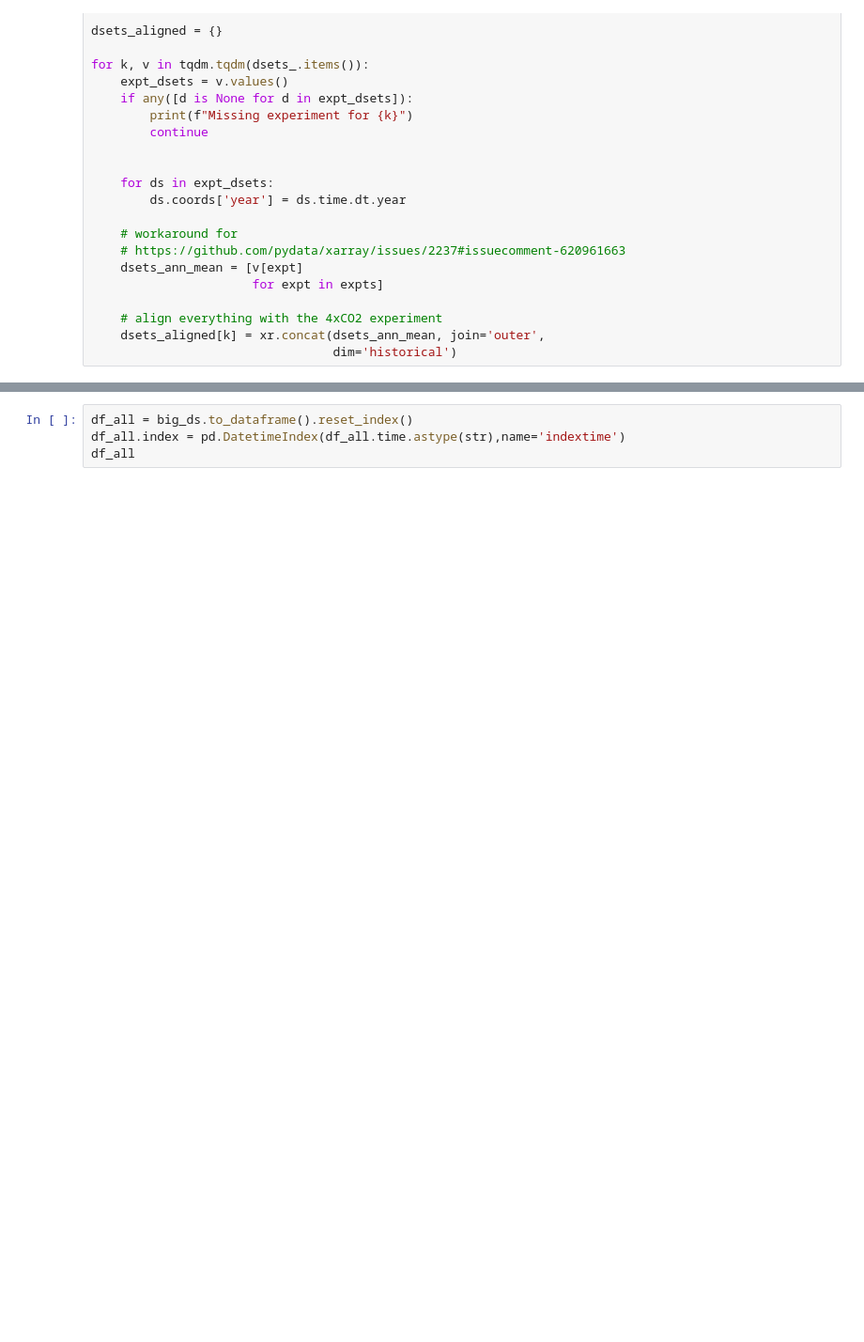
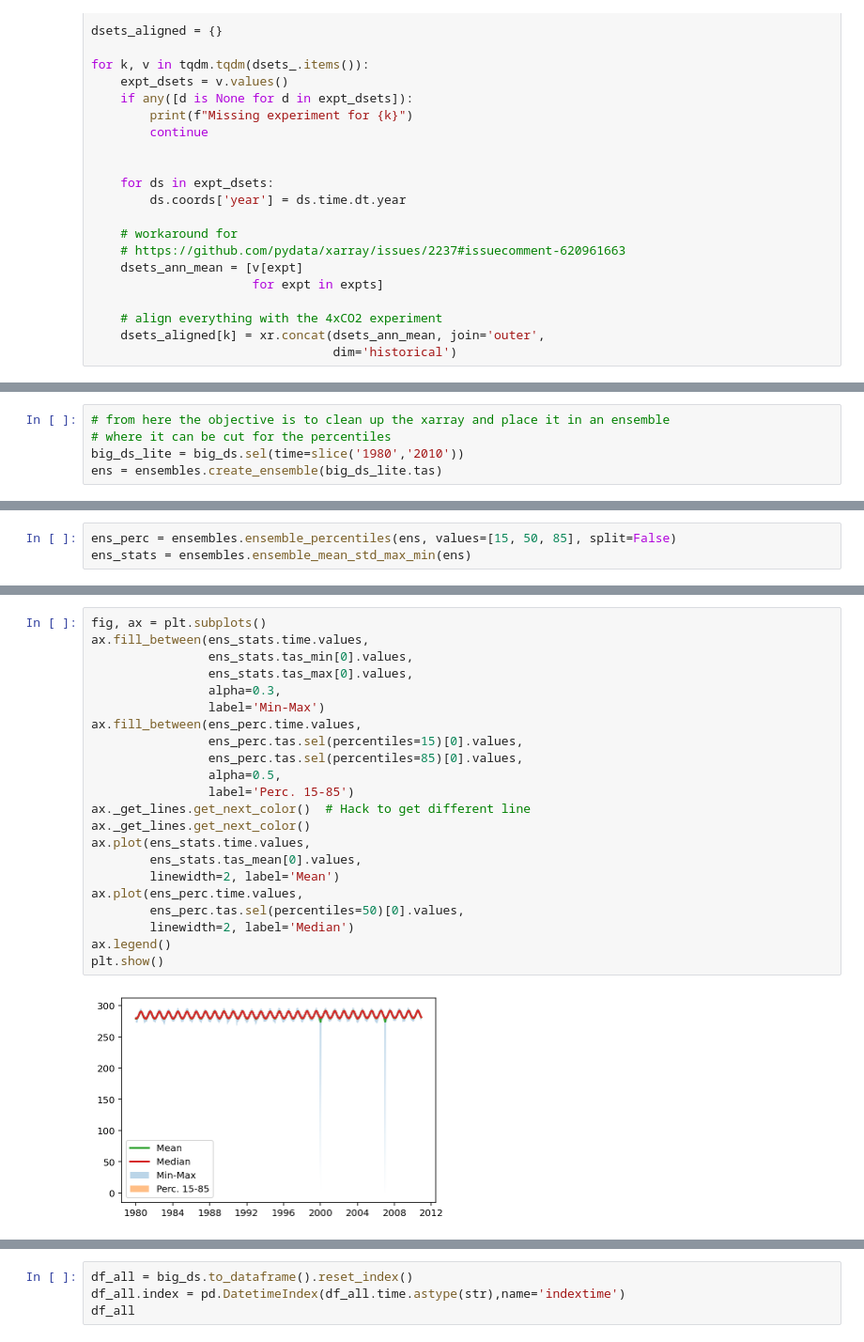
Before and after one commit to justinfmccarty/epwmorph, a Jupyter notebook: notebooks/Gather_Subset Ensemble.ipynb, the cells around one changed output, grey strips where cells are left out. Shown at 94% size. Saved outputs shown, nothing was run; the diff lists cells and outputs as text; blank space fills up the shorter version.

```diff
--- a/notebooks/Gather_Subset Ensemble.ipynb
+++ b/notebooks/Gather_Subset Ensemble.ipynb
@@ -156,0 +161,5 @@ Attributes:
+# %%
+# from here the objective is to clean up the xarray and place it in an ensemble
+# where it can be cut for the percentiles
+big_ds_lite = big_ds.sel(time=slice('1980','2010'))
+ens = ensembles.create_ensemble(big_ds_lite.tas)
@@ -156,0 +168,3 @@ Attributes:
+# %%
+ens_perc = ensembles.ensemble_percentiles(ens, values=[15, 50, 85], split=False)
+ens_stats = ensembles.ensemble_mean_std_max_min(ens)
@@ -156,0 +191,24 @@ Attributes:
+# %%
+fig, ax = plt.subplots()
+ax.fill_between(ens_stats.time.values,
+                ens_stats.tas_min[0].values,
+                ens_stats.tas_max[0].values,
+                alpha=0.3,
+                label='Min-Max')
+ax.fill_between(ens_perc.time.values,
+                ens_perc.tas.sel(percentiles=15)[0].values,
+                ens_perc.tas.sel(percentiles=85)[0].values,
+                alpha=0.5,
+                label='Perc. 15-85')
+ax._get_lines.get_next_color()  # Hack to get different line
+ax._get_lines.get_next_color()
+ax.plot(ens_stats.time.values,
+        ens_stats.tas_mean[0].values,
+        linewidth=2, label='Mean')
+ax.plot(ens_perc.time.values,
+        ens_perc.tas.sel(percentiles=50)[0].values,
+        linewidth=2, label='Median')
+ax.legend()
+plt.show()
+# %% [output]
+[figure, added]
```
Also changed, not shown: parts of 7 cells of this notebook.
